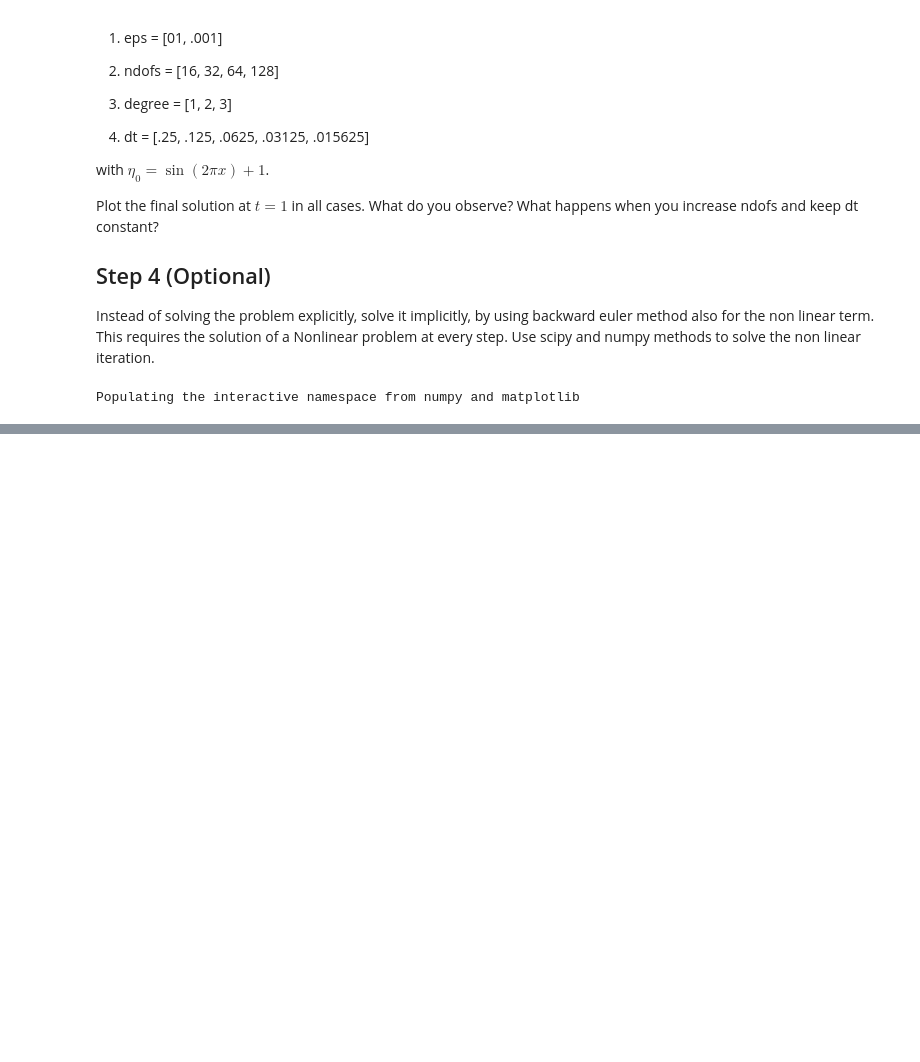
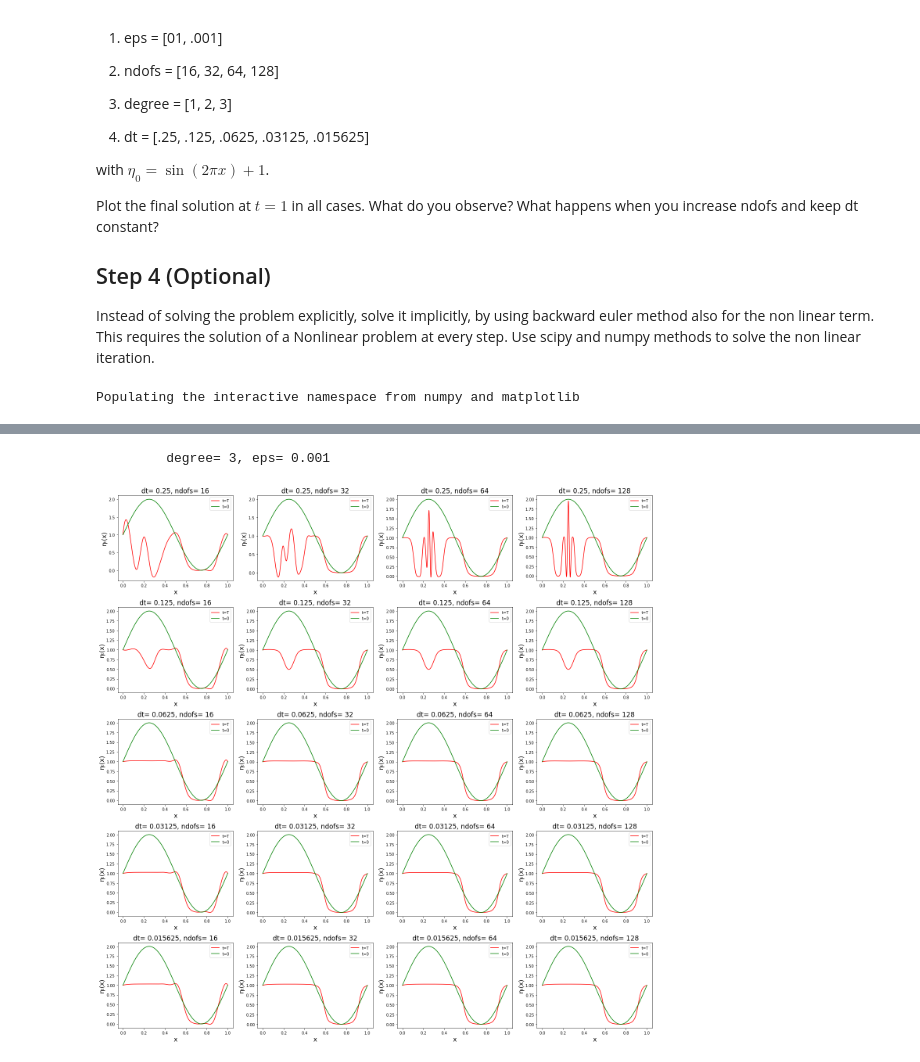
Before and after one commit to davydenk/P1.4_seed, a Jupyter notebook: final_project/final_project_2019-2020.ipynb, the cells around one changed output, grey strips where cells are left out. Saved outputs shown, nothing was run; the diff lists cells and outputs as text; code cells hidden in the pictures; blank space fills up the shorter version.

```diff
--- a/final_project/final_project_2019-2020.ipynb
+++ b/final_project/final_project_2019-2020.ipynb
@@ -204,0 +259,6 @@ def plot_solution(eta, basis, stride, resolution):
+# %%
+#plot_all(eps, degree, resolution, initial)
+plot_all(0.001,3,1000,initial = True)
+# %% [output]
+         degree= 3, eps= 0.001
+[figure, added]
```
Also changed, not shown: parts of 12 cells of this notebook.
